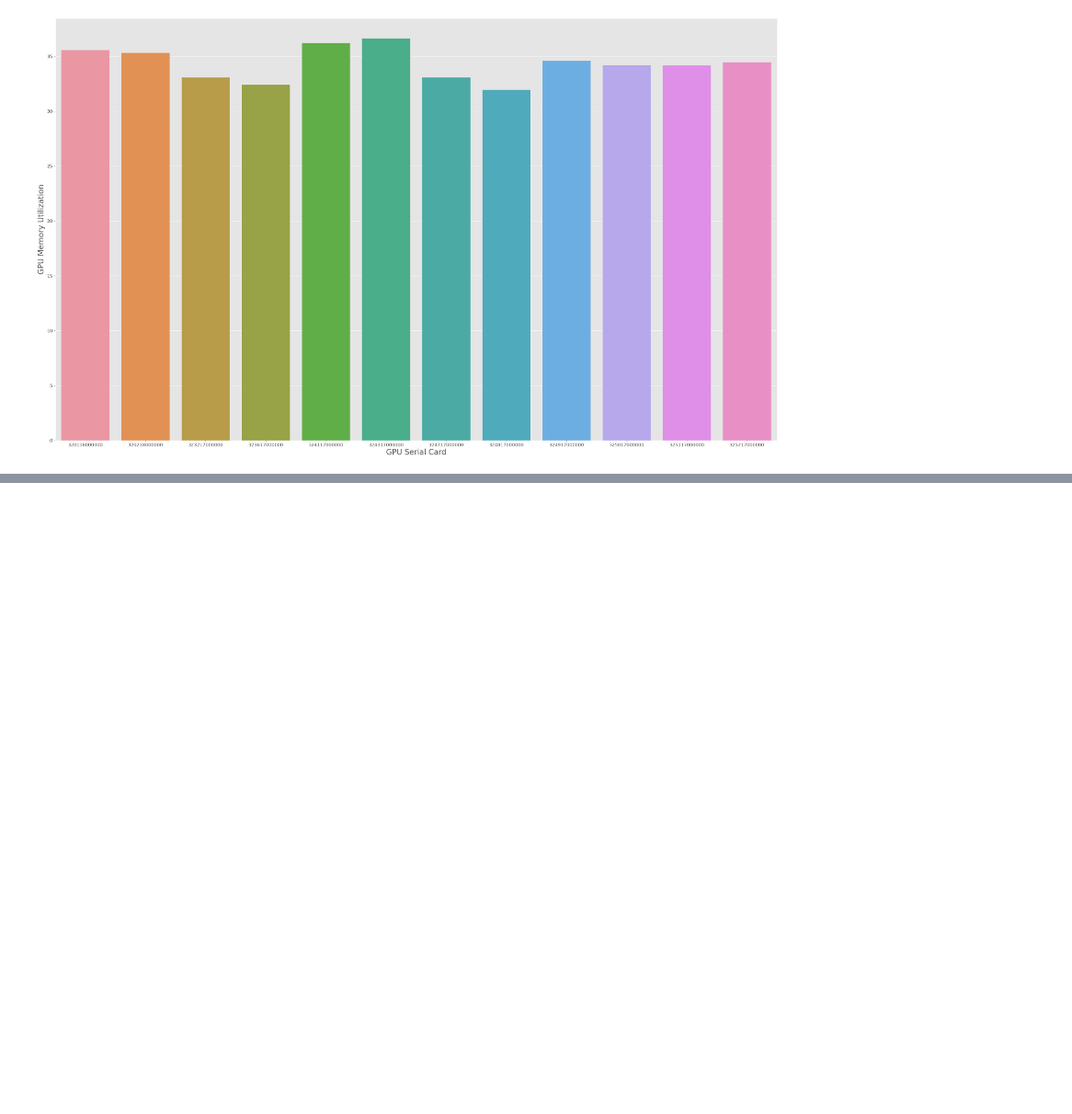
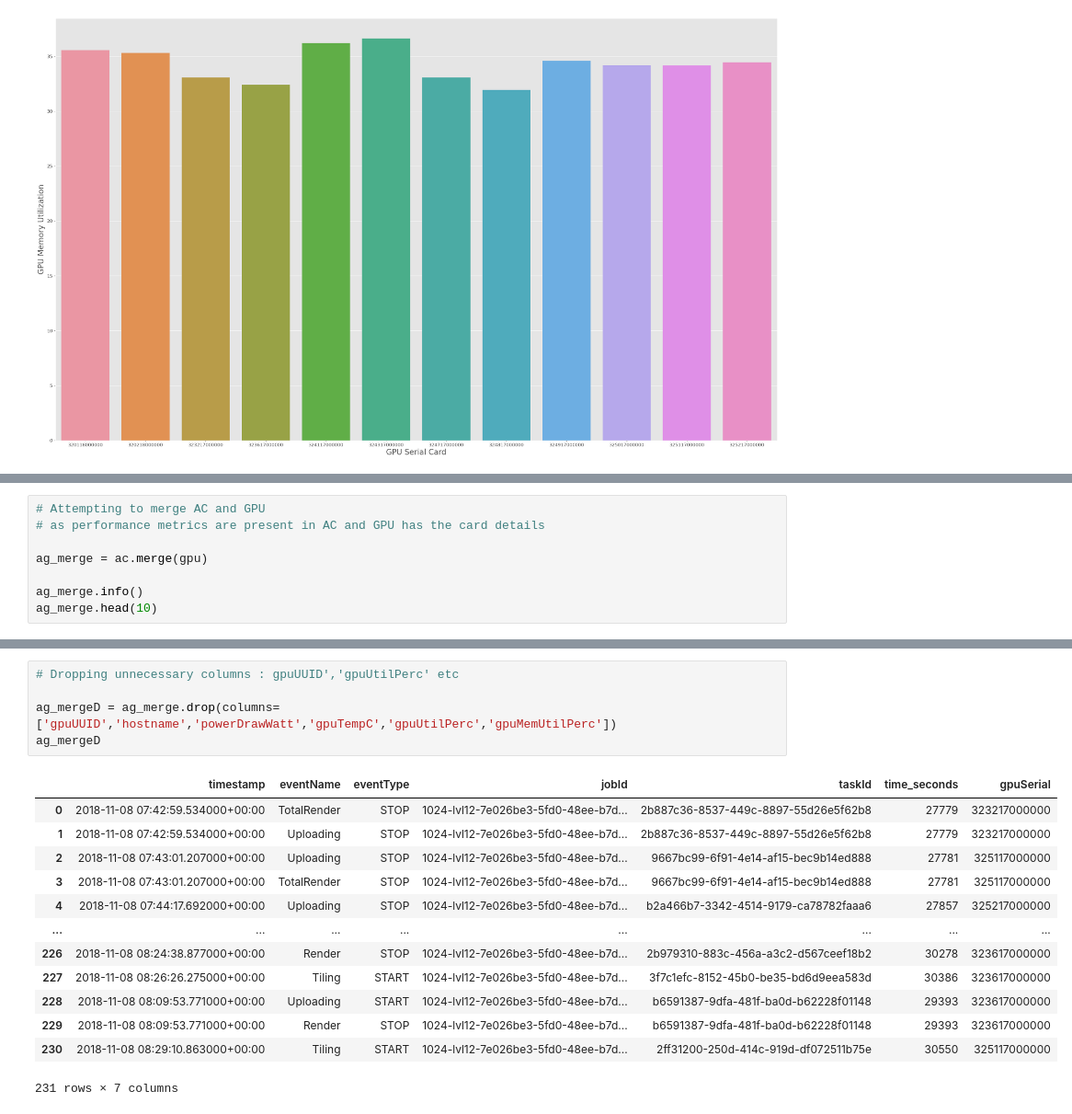
Before and after one commit to spruha2/Tera, a Jupyter notebook: CloudAssign.ipynb, the cells around one changed output, grey strips where cells are left out. Shown: that part at 92% size. Drawn from its saved outputs; the diff is of its cells as text; blank space fills up the shorter version.

```diff
--- a/CloudAssign.ipynb
+++ b/CloudAssign.ipynb
@@ -788,0 +845,8 @@ print(f" Size of taskList : {len(taskList)}")
+# %%
+# Attempting to merge AC and GPU
+# as performance metrics are present in AC and GPU has the card details
+
+ag_merge = ac.merge(gpu)
+
+ag_merge.info()
+ag_merge.head(10)
@@ -788,0 +885,19 @@ print(f" Size of taskList : {len(taskList)}")
+# %%
+# Dropping unnecessary columns : gpuUUID','gpuUtilPerc' etc
+
+ag_mergeD = ag_merge.drop(columns=['gpuUUID','hostname','powerDrawWatt','gpuTempC','gpuUtilPerc','gpuMemUtilPerc'])
+ag_mergeD
+# %% [output]
+|  | timestamp | eventName | eventType | jobId | taskId | time_seconds | gpuSerial |
+| 0 | 2018-11-08 07:42:59.534000+00:00 | TotalRender | STOP | 1024-lvl12-7e026be3-5fd0-48ee-b7d... | 2b887c36-8537-449c-8897-55d26e5f62b8 | 27779 | 323217000000 |
+| 1 | 2018-11-08 07:42:59.534000+00:00 | Uploading | STOP | 1024-lvl12-7e026be3-5fd0-48ee-b7d... | 2b887c36-8537-449c-8897-55d26e5f62b8 | 27779 | 323217000000 |
+| 2 | 2018-11-08 07:43:01.207000+00:00 | Uploading | STOP | 1024-lvl12-7e026be3-5fd0-48ee-b7d... | 9667bc99-6f91-4e14-af15-bec9b14ed888 | 27781 | 325117000000 |
+| 3 | 2018-11-08 07:43:01.207000+00:00 | TotalRender | STOP | 1024-lvl12-7e026be3-5fd0-48ee-b7d... | 9667bc99-6f91-4e14-af15-bec9b14ed888 | 27781 | 325117000000 |
+| 4 | 2018-11-08 07:44:17.692000+00:00 | Uploading | STOP | 1024-lvl12-7e026be3-5fd0-48ee-b7d... | b2a466b7-3342-4514-9179-ca78782faaa6 | 27857 | 325217000000 |
+| ... | ... | ... | ... | ... | ... | ... | ... |
+| 226 | 2018-11-08 08:24:38.877000+00:00 | Render | STOP | 1024-lvl12-7e026be3-5fd0-48ee-b7d... | 2b979310-883c-456a-a3c2-d567ceef18b2 | 30278 | 323617000000 |
+| 227 | 2018-11-08 08:26:26.275000+00:00 | Tiling | START | 1024-lvl12-7e026be3-5fd0-48ee-b7d... | 3f7c1efc-8152-45b0-be35-bd6d9eea583d | 30386 | 323617000000 |
+| 228 | 2018-11-08 08:09:53.771000+00:00 | Uploading | START | 1024-lvl12-7e026be3-5fd0-48ee-b7d... | b6591387-9dfa-481f-ba0d-b62228f01148 | 29393 | 323617000000 |
+| 229 | 2018-11-08 08:09:53.771000+00:00 | Render | STOP | 1024-lvl12-7e026be3-5fd0-48ee-b7d... | b6591387-9dfa-481f-ba0d-b62228f01148 | 29393 | 323617000000 |
+| 230 | 2018-11-08 08:29:10.863000+00:00 | Tiling | START | 1024-lvl12-7e026be3-5fd0-48ee-b7d... | 2ff31200-250d-414c-919d-df072511b75e | 30550 | 325117000000 |
+231 rows × 7 columns
```
Also changed, not shown: parts of 26 cells of this notebook.
